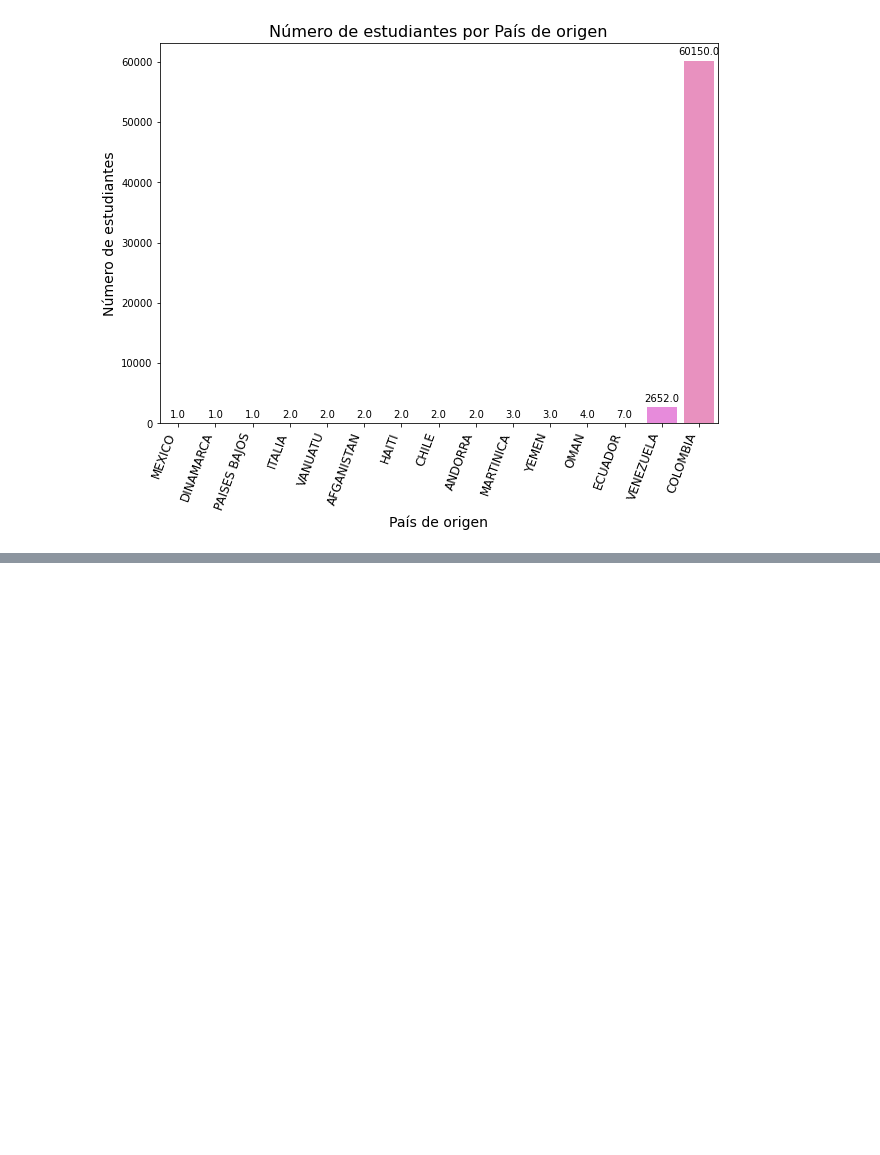
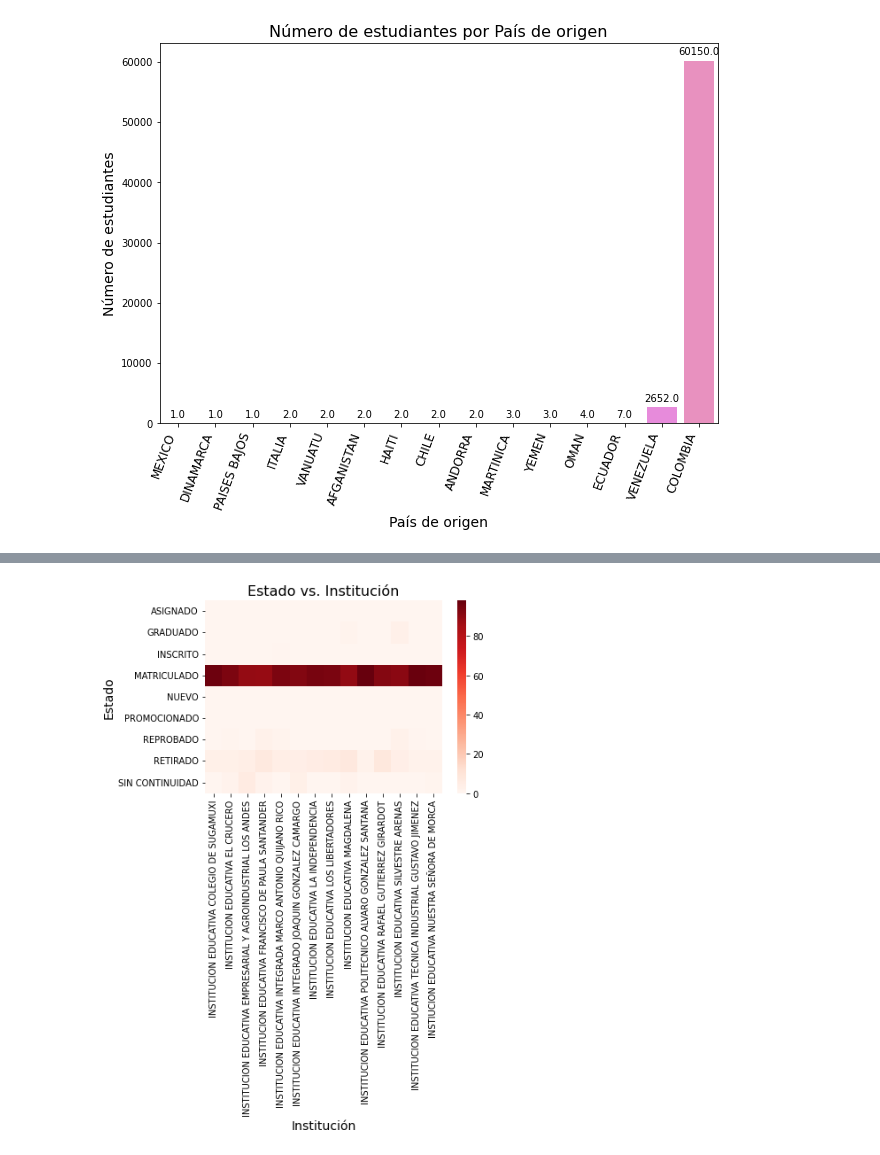
Before and after one commit to samirhinojosa/school-dropout-in-sogamoso, a Jupyter notebook: notebooks/school_dropout_eda.ipynb, the cells around one changed output, grey strips where cells are left out. Drawn from its saved outputs; the diff is of its cells as text; code cells hidden in the pictures; blank space fills up the shorter version.

```diff
--- a/notebooks/school_dropout_eda.ipynb
+++ b/notebooks/school_dropout_eda.ipynb
@@ -1099,0 +1111,11 @@ plt.show()
+# %%
+sns.heatmap(pd.crosstab(index=df_students["ESTADO"],
+                        columns=df_students["INSTITUCION"],
+                        normalize="columns")*100,
+            cmap="Reds")
+plt.title("Estado vs. Institución", size=16)
+plt.xlabel("Institución", size=14)
+plt.ylabel("Estado", size=14)
+plt.show()
+# %% [output]
+[figure, added]
```
Also changed, not shown: parts of 2 cells of this notebook.
